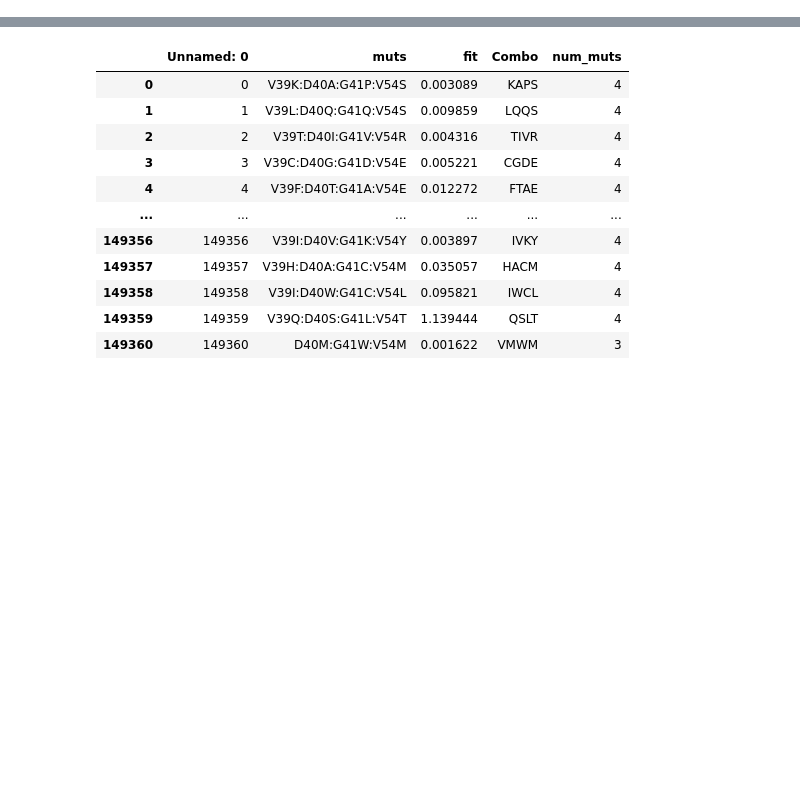
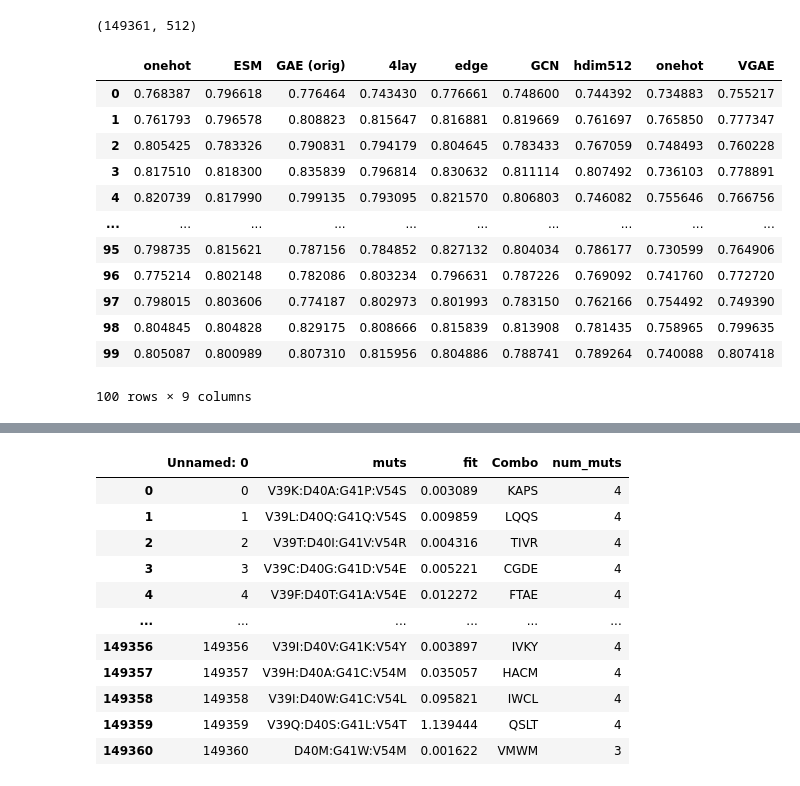
Before and after one commit to jsunn-y/ProtGraphR, a Jupyter notebook: analysis/downstream.ipynb, the cells around one changed output, grey strips where cells are left out. Drawn from its saved outputs; the diff is of its cells as text; code cells hidden in the pictures; blank space fills up the shorter version.

```diff
--- a/analysis/downstream.ipynb
+++ b/analysis/downstream.ipynb
@@ -66,8 +66,9 @@ mpl.rcParams['ytick.major.width'] = 2
 #dataframe = pd.read_csv('fitness.csv')
 os.chdir('/scratch/ml/jyang4/ProtGraphR/analysis')
 embeddings2 = np.load('esm.npy')
-dataframe = pd.read_csv('fitness.csv')
+
 os.chdir('/scratch/ml/jyang4/ProtGraphR/saved/GAE/')
-dataset = GB1Dataset(dataframe = dataframe, encoding = 'one-hot', attribute_names = [])
-dataset.encode_X()
 embeddings = np.load('embeddings.npy')
+embeddings.shape
+# %% [output]
+(149361, 512)
@@ -73,0 +80,16 @@ embeddings = np.load('embeddings.npy')
+# %%
+df_ndcg
+# %% [output]
+|  | onehot | ESM | GAE (orig) | 4lay | edge | GCN | hdim512 | onehot | VGAE |
+| 0 | 0.768387 | 0.796618 | 0.776464 | 0.743430 | 0.776661 | 0.748600 | 0.744392 | 0.734883 | 0.755217 |
+| 1 | 0.761793 | 0.796578 | 0.808823 | 0.815647 | 0.816881 | 0.819669 | 0.761697 | 0.765850 | 0.777347 |
+| 2 | 0.805425 | 0.783326 | 0.790831 | 0.794179 | 0.804645 | 0.783433 | 0.767059 | 0.748493 | 0.760228 |
+| 3 | 0.817510 | 0.818300 | 0.835839 | 0.796814 | 0.830632 | 0.811114 | 0.807492 | 0.736103 | 0.778891 |
+| 4 | 0.820739 | 0.817990 | 0.799135 | 0.793095 | 0.821570 | 0.806803 | 0.746082 | 0.755646 | 0.766756 |
+| ... | ... | ... | ... | ... | ... | ... | ... | ... | ... |
+| 95 | 0.798735 | 0.815621 | 0.787156 | 0.784852 | 0.827132 | 0.804034 | 0.786177 | 0.730599 | 0.764906 |
+| 96 | 0.775214 | 0.802148 | 0.782086 | 0.803234 | 0.796631 | 0.787226 | 0.769092 | 0.741760 | 0.772720 |
+| 97 | 0.798015 | 0.803606 | 0.774187 | 0.802973 | 0.801993 | 0.783150 | 0.762166 | 0.754492 | 0.749390 |
+| 98 | 0.804845 | 0.804828 | 0.829175 | 0.808666 | 0.815839 | 0.813908 | 0.781435 | 0.758965 | 0.799635 |
+| 99 | 0.805087 | 0.800989 | 0.807310 | 0.815956 | 0.804886 | 0.788741 | 0.789264 | 0.740088 | 0.807418 |
+100 rows × 9 columns
```
Also changed, not shown: parts of 7 cells of this notebook, 53 other files.
